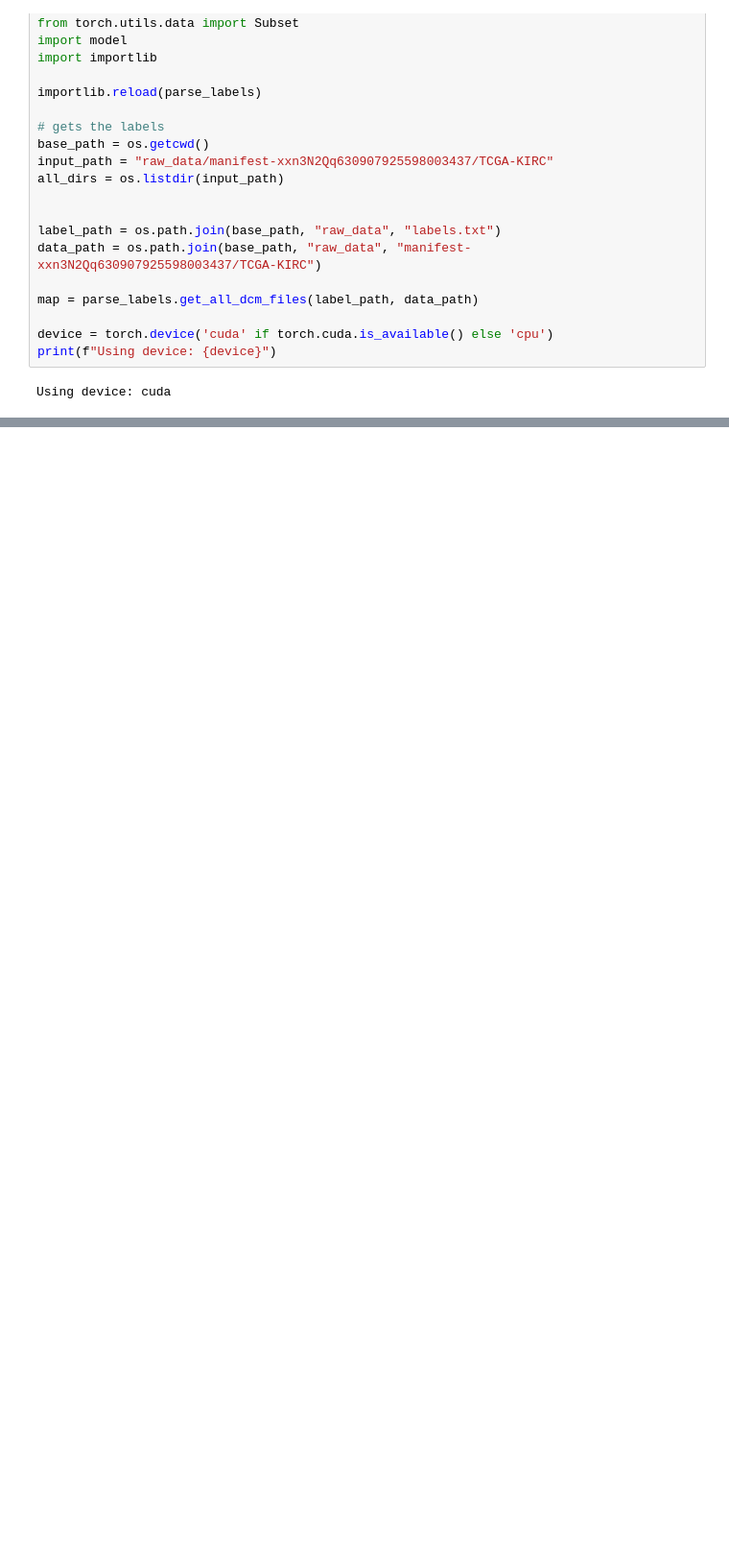
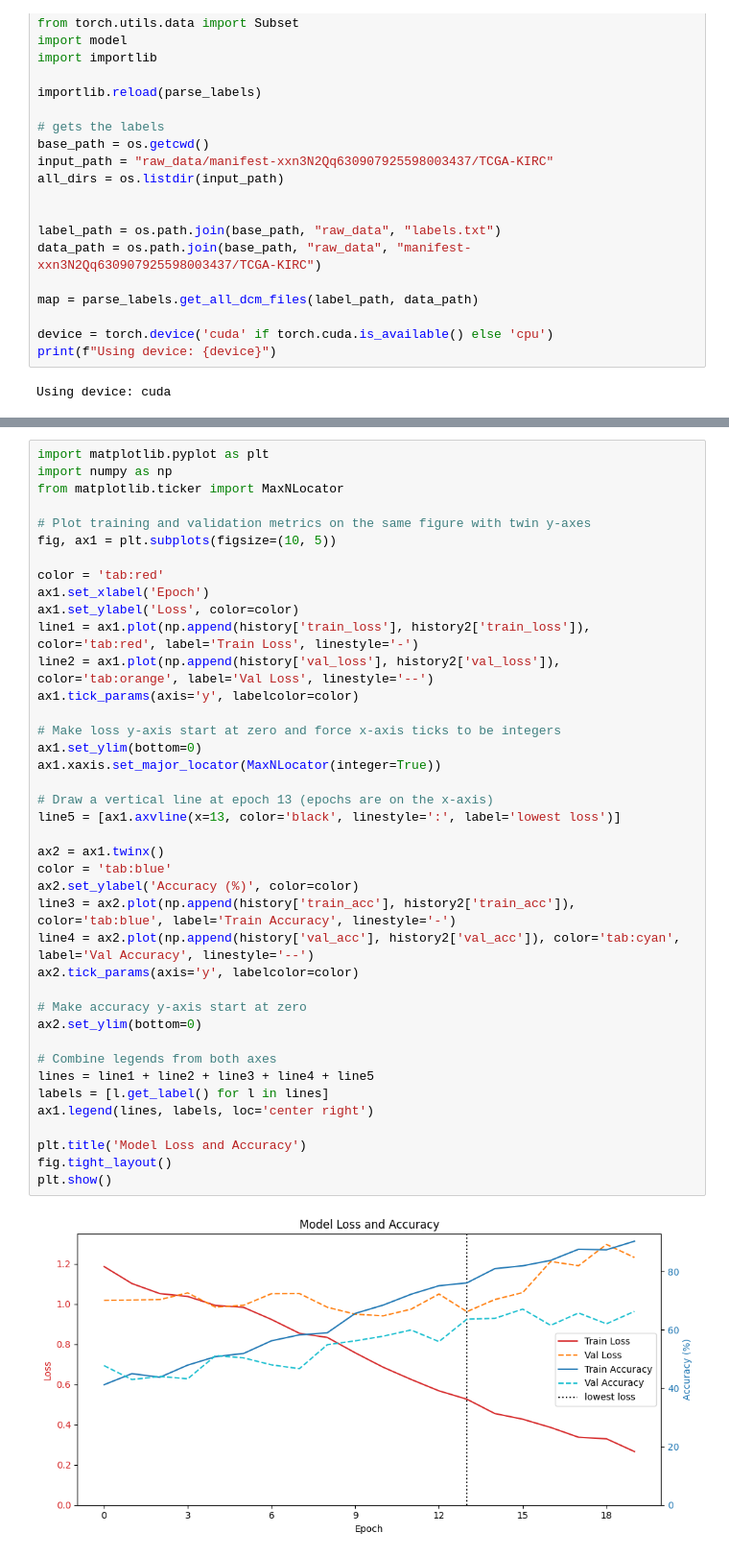
Before and after one commit to petedowney/KidneyCancerPrediction, a Jupyter notebook: exploratory.ipynb, the cells around one changed output, grey strips where cells are left out. Shown at 96% size. Drawn from its saved outputs; the diff is of its cells as text; blank space fills up the shorter version.

```diff
--- a/exploratory.ipynb
+++ b/exploratory.ipynb
@@ -320,3 +400,45 @@ KeyboardInterrupt:
+# %%
+import matplotlib.pyplot as plt
+import numpy as np
+from matplotlib.ticker import MaxNLocator
+
+# Plot training and validation metrics on the same figure with twin y-axes
+fig, ax1 = plt.subplots(figsize=(10, 5))
+
+color = 'tab:red'
+ax1.set_xlabel('Epoch')
+ax1.set_ylabel('Loss', color=color)
+line1 = ax1.plot(np.append(history['train_loss'], history2['train_loss']), color='tab:red', label='Train Loss', linestyle='-')
+line2 = ax1.plot(np.append(history['val_loss'], history2['val_loss']), color='tab:orange', label='Val Loss', linestyle='--')
+ax1.tick_params(axis='y', labelcolor=color)
+
+# Make loss y-axis start at zero and force x-axis ticks to be integers
+ax1.set_ylim(bottom=0)
+ax1.xaxis.set_major_locator(MaxNLocator(integer=True))
+
+# Draw a vertical line at epoch 13 (epochs are on the x-axis)
+line5 = [ax1.axvline(x=13, color='black', linestyle=':', label='lowest loss')]
+
+ax2 = ax1.twinx()
+color = 'tab:blue'
+ax2.set_ylabel('Accuracy (%)', color=color)
+line3 = ax2.plot(np.append(history['train_acc'], history2['train_acc']), color='tab:blue', label='Train Accuracy', linestyle='-')
+line4 = ax2.plot(np.append(history['val_acc'], history2['val_acc']), color='tab:cyan', label='Val Accuracy', linestyle='--')
+ax2.tick_params(axis='y', labelcolor=color)
+
+# Make accuracy y-axis start at zero
+ax2.set_ylim(bottom=0)
+
+# Combine legends from both axes
+lines = line1 + line2 + line3 + line4 + line5
+labels = [l.get_label() for l in lines]
+ax1.legend(lines, labels, loc='center right')
+
+plt.title('Model Loss and Accuracy')
+fig.tight_layout()
+plt.show()
+# %% [output]
+[figure, added]
 # %%
 import gc
 import torch
```
Also changed, not shown: parts of 14 cells of this notebook, 2 other files.
